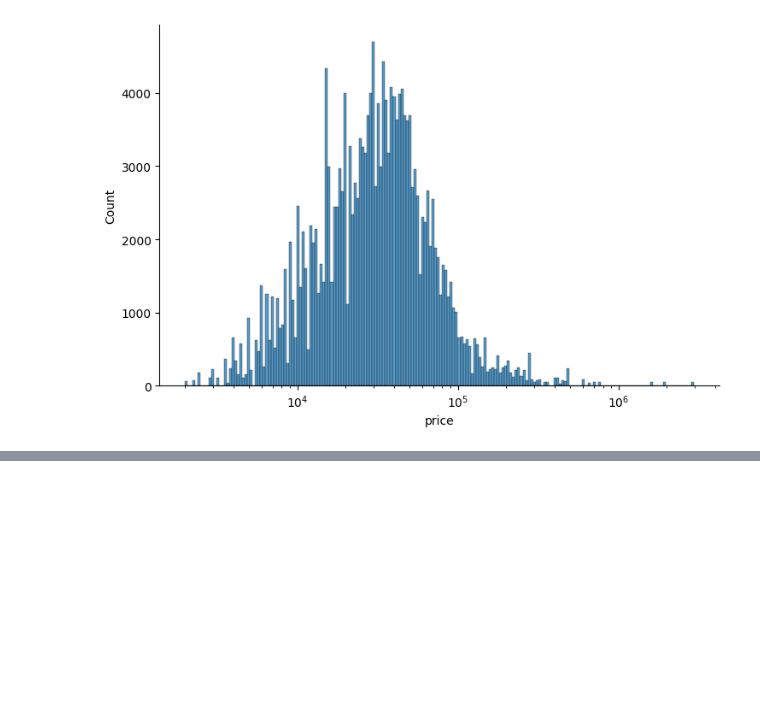
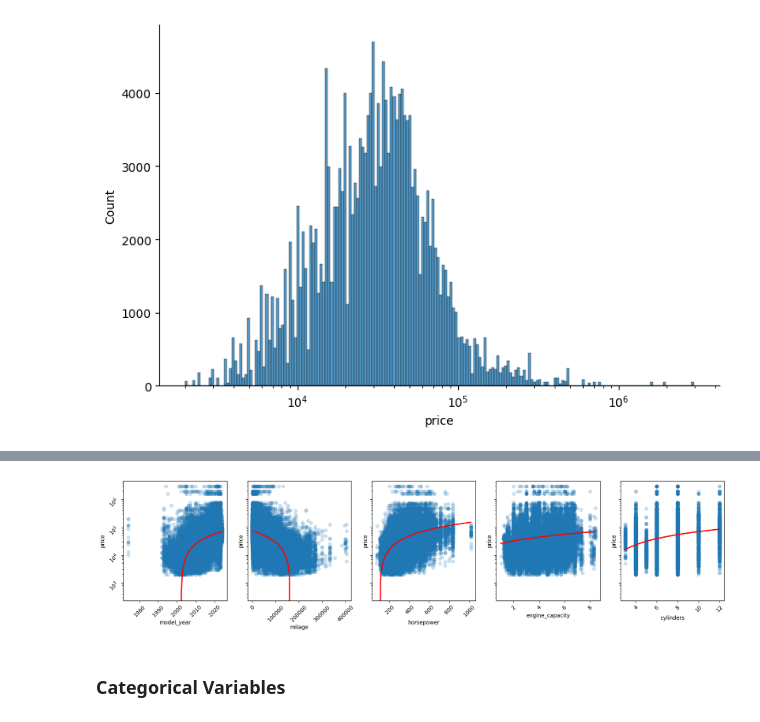
Before and after one commit to stephanie-yz/Kaggle_PG4.09_UsedCar, a Jupyter notebook: 02_EDA.ipynb, the cells around one changed output, grey strips where cells are left out. Saved outputs shown, nothing was run; the diff lists cells and outputs as text; code cells hidden in the pictures; blank space fills up the shorter version.

```diff
--- a/02_EDA.ipynb
+++ b/02_EDA.ipynb
@@ -28,0 +40,17 @@ g=sns.displot(data=train, x='price', aspect=1.5, log_scale=True)
+# %%
+## list all numerical variables
+cols_num = train.columns[(train.dtypes!='category')&(train.dtypes!='bool')].to_list()
+cols_num.remove('price')
+
+## set up grid of subplots, then fill with pointplots
+fig, axes = plt.subplots(ncols=5, nrows=1, figsize=(20,4), sharey=True)
+for i, col in enumerate(cols_num):
+    ax = axes.ravel()[i]
+    # sns.scatterplot(data=train, x=col, y='price', ax=ax, alpha=0.2)
+    sns.regplot(data=train, x=col, y='price', ax=ax, line_kws=dict(color="r"), scatter_kws=dict(alpha=0.2))
+    ax.set_yscale('log')
+    ax.tick_params(labelrotation=45)
+# %% [output]
+[figure, added]
+# %% [markdown]
+### Categorical Variables
```
Also changed, not shown: parts of 2 cells of this notebook.
